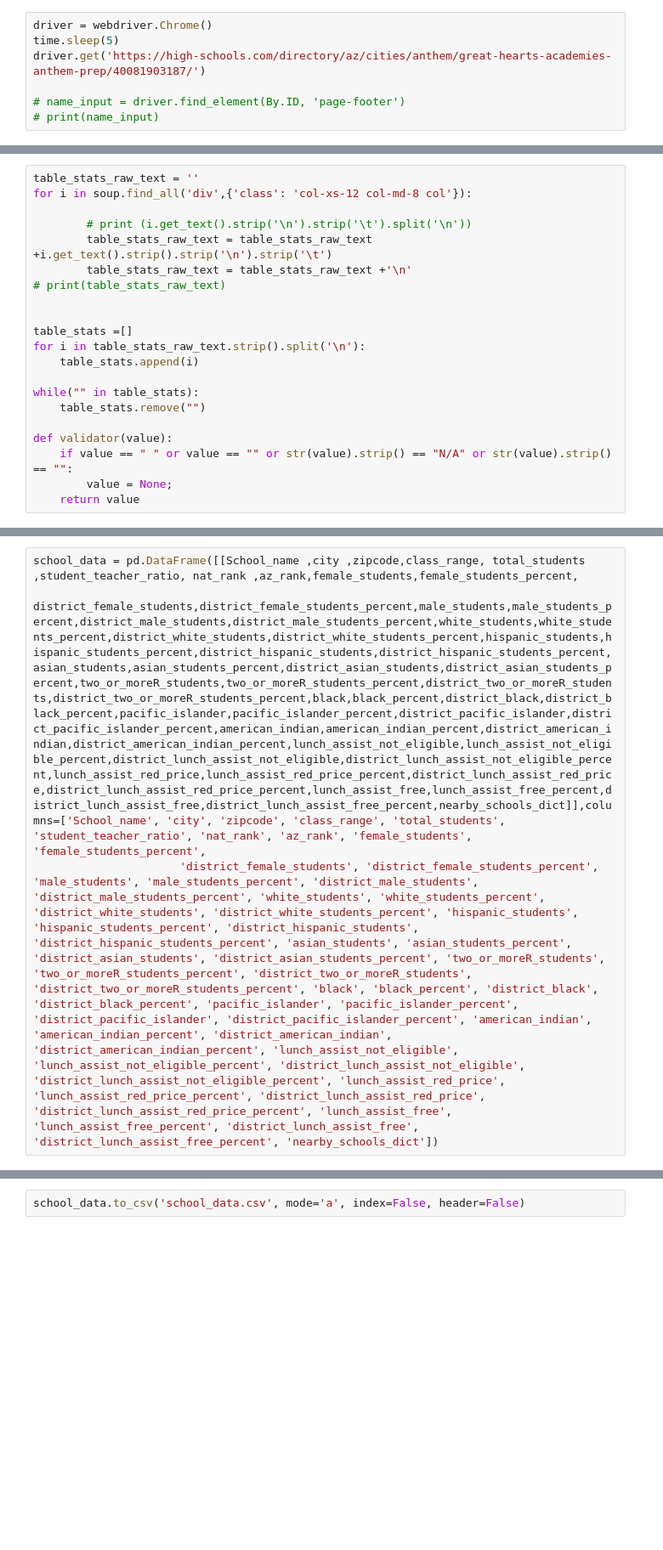
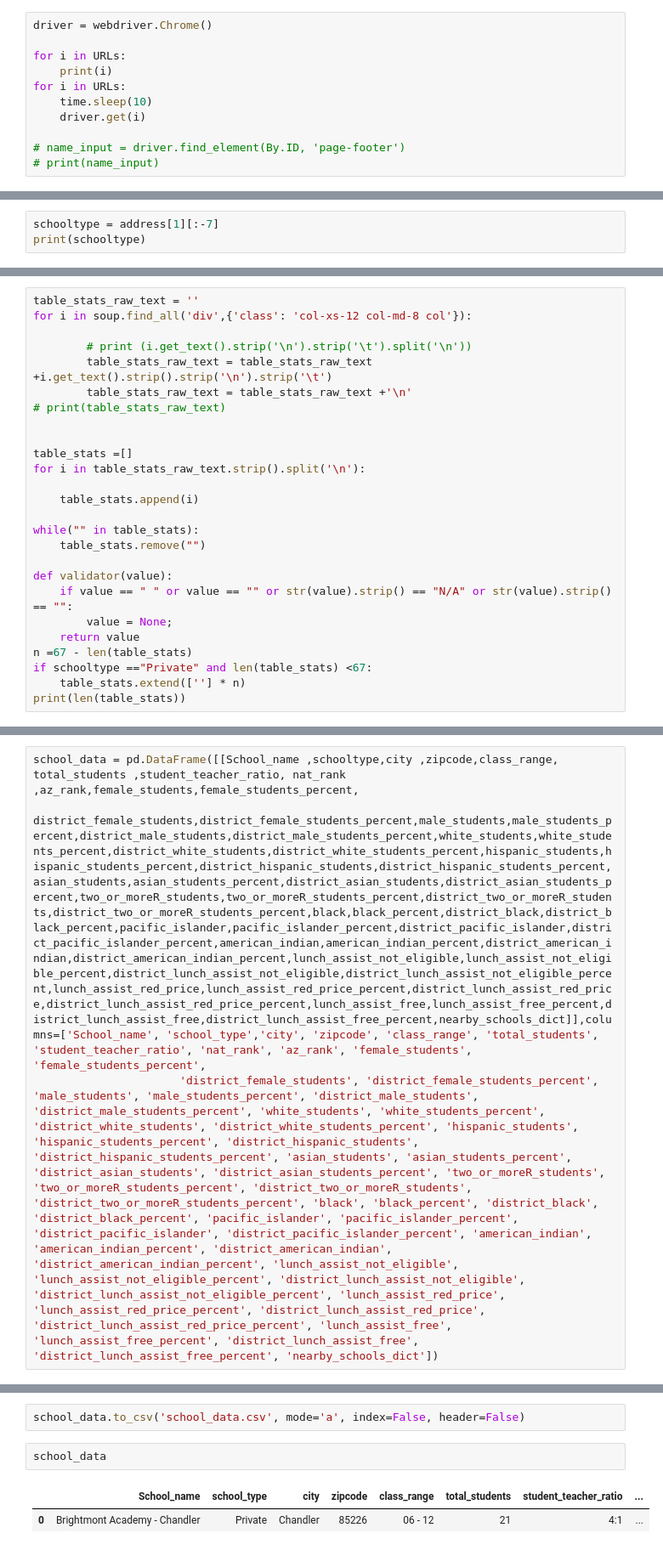
Before and after one commit to rshriharripriya/School_Recommendation_System, a Jupyter notebook: step_2.ipynb, the cells around one changed output, grey strips where cells are left out. Shown: that part at 85% size. Drawn from its saved outputs; the diff is of its cells as text; blank space fills up the shorter version.

```diff
--- a/step_2.ipynb
+++ b/step_2.ipynb
@@ -35,7 +485,11 @@ KeyboardInterrupt:
 # %%
 driver = webdriver.Chrome()
-time.sleep(5)
-driver.get('https://high-schools.com/directory/az/cities/anthem/great-hearts-academies-anthem-prep/40081903187/')
+
+for i in URLs:
+    print(i)
+for i in URLs:
+    time.sleep(10)
+    driver.get(i)
 
 # name_input = driver.find_element(By.ID, 'page-footer')
 # print(name_input)
@@ -2177,0 +4553,3 @@ print(zipcode)
+# %%
+schooltype = address[1][:-7]
+print(schooltype)
@@ -2255,6 +4636,7 @@ for i in soup.find_all('div',{'class': 'col-xs-12 col-md-8 col'}):
 
 table_stats =[]
 for i in table_stats_raw_text.strip().split('\n'):
+
     table_stats.append(i)
 
 while("" in table_stats):
@@ -2264,3 +4646,7 @@ def validator(value):
     if value == " " or value == "" or str(value).strip() == "N/A" or str(value).strip() == "":
         value = None;
     return value
+n =67 - len(table_stats)
+if schooltype =="Private" and len(table_stats) <67:
+    table_stats.extend([''] * n)
+print(len(table_stats))
@@ -2515,10 +4903,15 @@ print(nearby_schools_dict)
 # %%
 import pandas as pd
 # %%
-school_data = pd.DataFrame([[School_name ,city ,zipcode,class_range, total_students ,student_teacher_ratio, nat_rank ,az_rank,female_students,female_students_percent,
-               district_female_students,district_female_students_percent,male_students,male_students_percent,district_male_students,district_male_students_percent,white_students,white_students_percent,district_white_students,district_white_students_percent,hispanic_students,hispanic_students_percent,district_hispanic_students,district_hispanic_students_percent,asian_students,asian_students_percent,district_asian_students,district_asian_students_percent,two_or_moreR_students,two_or_moreR_students_percent,district_two_or_moreR_students,district_two_or_moreR_students_percent,black,black_percent,district_black,district_black_percent,pacific_islander,pacific_islander_percent,district_pacific_islander,district_pacific_islander_percent,american_indian,american_indian_percent,district_american_indian,district_american_indian_percent,lunch_assist_not_eligible,lunch_assist_not_eligible_percent,district_lunch_assist_not_eligible,district_lunch_assist_not_eligible_percent,lunch_assist_red_price,lunch_assist_red_price_percent,district_lunch_assist_red_price,district_lunch_assist_red_price_percent,lunch_assist_free,lunch_assist_free_percent,district_lunch_assist_free,district_lunch_assist_free_percent,nearby_schools_dict]],columns=['School_name', 'city', 'zipcode', 'class_range', 'total_students', 'student_teacher_ratio', 'nat_rank', 'az_rank', 'female_students', 'female_students_percent',
+school_data = pd.DataFrame([[School_name ,schooltype,city ,zipcode,class_range, total_students ,student_teacher_ratio, nat_rank ,az_rank,female_students,female_students_percent,
+               district_female_students,district_female_students_percent,male_students,male_students_percent,district_male_students,district_male_students_percent,white_students,white_students_percent,district_white_students,district_white_students_percent,hispanic_students,hispanic_students_percent,district_hispanic_students,district_hispanic_students_percent,asian_students,asian_students_percent,district_asian_students,district_asian_students_percent,two_or_moreR_students,two_or_moreR_students_percent,district_two_or_moreR_students,district_two_or_moreR_students_percent,black,black_percent,district_black,district_black_percent,pacific_islander,pacific_islander_percent,district_pacific_islander,district_pacific_islander_percent,american_indian,american_indian_percent,district_american_indian,district_american_indian_percent,lunch_assist_not_eligible,lunch_assist_not_eligible_percent,district_lunch_assist_not_eligible,district_lunch_assist_not_eligible_percent,lunch_assist_red_price,lunch_assist_red_price_percent,district_lunch_assist_red_price,district_lunch_assist_red_price_percent,lunch_assist_free,lunch_assist_free_percent,district_lunch_assist_free,district_lunch_assist_free_percent,nearby_schools_dict]],columns=['School_name', 'school_type','city', 'zipcode', 'class_range', 'total_students', 'student_teacher_ratio', 'nat_rank', 'az_rank', 'female_students', 'female_students_percent',
                       'district_female_students', 'district_female_students_percent', 'male_students', 'male_students_percent', 'district_male_students', 'district_male_students_percent', 'white_students', 'white_students_percent', 'district_white_students', 'district_white_students_percent', 'hispanic_students', 'hispanic_students_percent', 'district_hispanic_students', 'district_hispanic_students_percent', 'asian_students', 'asian_students_percent', 'district_asian_students', 'district_asian_students_percent', 'two_or_moreR_students', 'two_or_moreR_students_percent', 'district_two_or_moreR_students', 'district_two_or_moreR_students_percent', 'black', 'black_percent', 'district_black', 'district_black_percent', 'pacific_islander', 'pacific_islander_percent', 'district_pacific_islander', 'district_pacific_islander_percent', 'american_indian', 'american_indian_percent', 'district_american_indian', 'district_american_indian_percent', 'lunch_assist_not_eligible', 'lunch_assist_not_eligible_percent', 'district_lunch_assist_not_eligible', 'district_lunch_assist_not_eligible_percent', 'lunch_assist_red_price', 'lunch_assist_red_price_percent', 'district_lunch_assist_red_price', 'district_lunch_assist_red_price_percent', 'lunch_assist_free', 'lunch_assist_free_percent', 'district_lunch_assist_free', 'district_lunch_assist_free_percent', 'nearby_schools_dict'])
 # %%
 # school_data.to_csv('school_data.csv',index=False )
 # %%
 school_data.to_csv('school_data.csv', mode='a', index=False, header=False)
+# %%
+school_data
+# %% [output]
+|  | School_name | school_type | city | zipcode | class_range | total_students | student_teacher_ratio | ... |
+| 0 | Brightmont Academy - Chandler | Private | Chandler | 85226 | 06 - 12 | 21 | 4:1 | ... |
```
Also changed, not shown: parts of 32 cells of this notebook, 4 other files.
